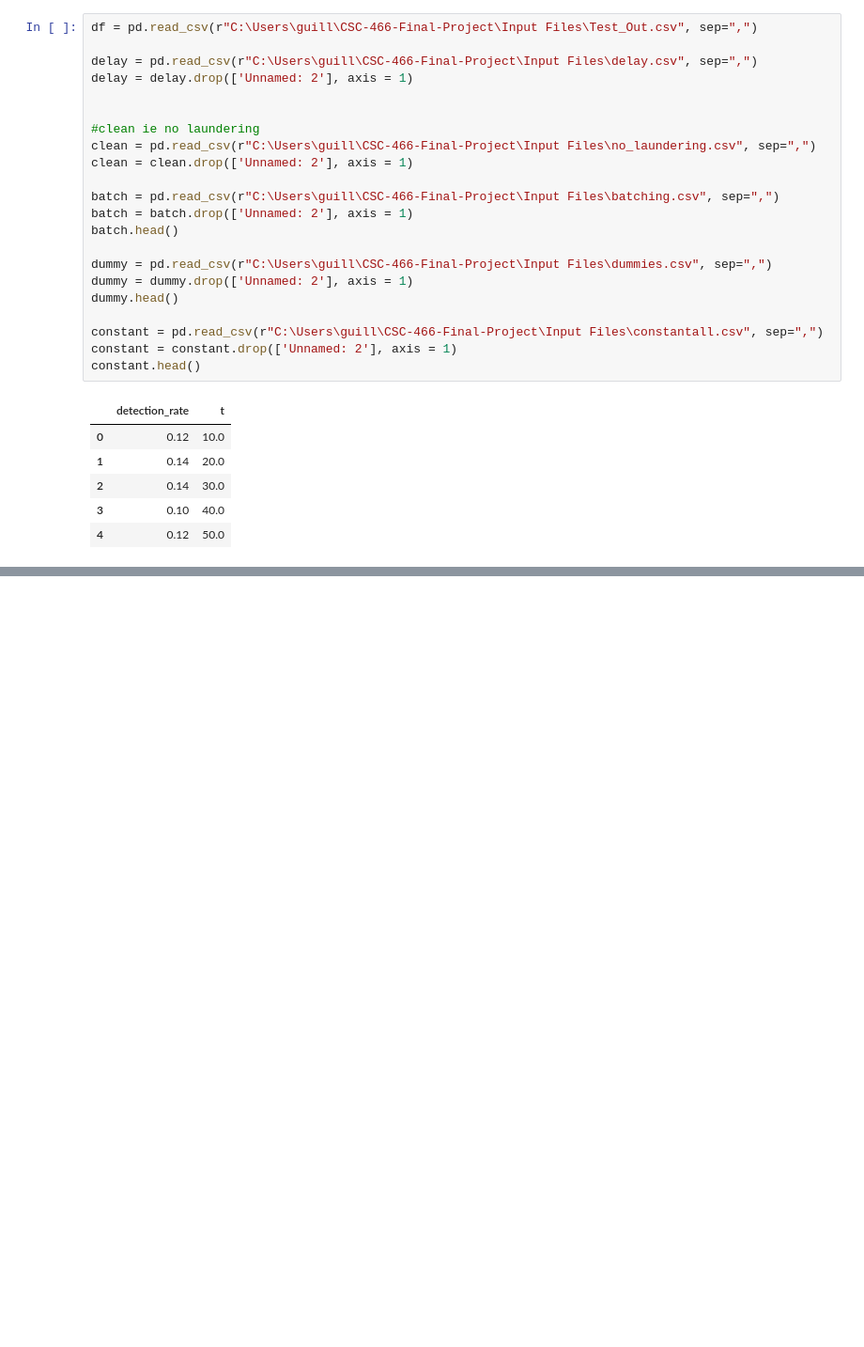
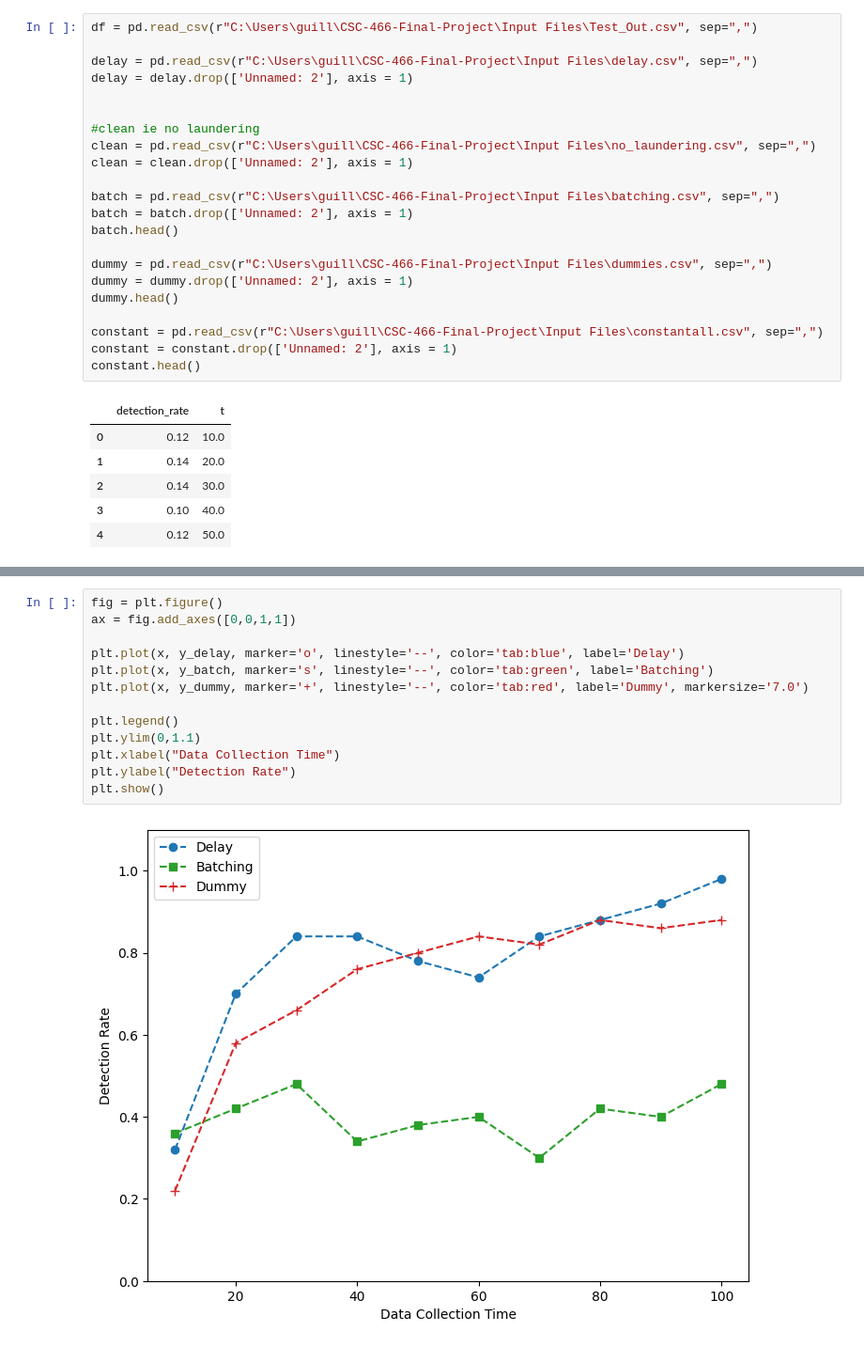
Before and after one commit to GuillaumeClaude/CSC-466-Final-Project, a Jupyter notebook: analysis.ipynb, the cells around one changed output, grey strips where cells are left out. Shown at 94% size. Drawn from its saved outputs; the diff is of its cells as text; blank space fills up the shorter version.

```diff
--- a/analysis.ipynb
+++ b/analysis.ipynb
@@ -74,0 +106,15 @@ constant data [0.12, 0.14, 0.14, 0.1, 0.12, 0.14, 0.08, 0.18, 0.12, 0.16]
+# %%
+fig = plt.figure()
+ax = fig.add_axes([0,0,1,1])
+
+plt.plot(x, y_delay, marker='o', linestyle='--', color='tab:blue', label='Delay')
+plt.plot(x, y_batch, marker='s', linestyle='--', color='tab:green', label='Batching')
+plt.plot(x, y_dummy, marker='+', linestyle='--', color='tab:red', label='Dummy', markersize='7.0')
+
+plt.legend()
+plt.ylim(0,1.1)
+plt.xlabel("Data Collection Time")
+plt.ylabel("Detection Rate")
+plt.show()
+# %% [output]
+[figure, added]
```
Also changed, not shown: parts of 3 cells of this notebook.
